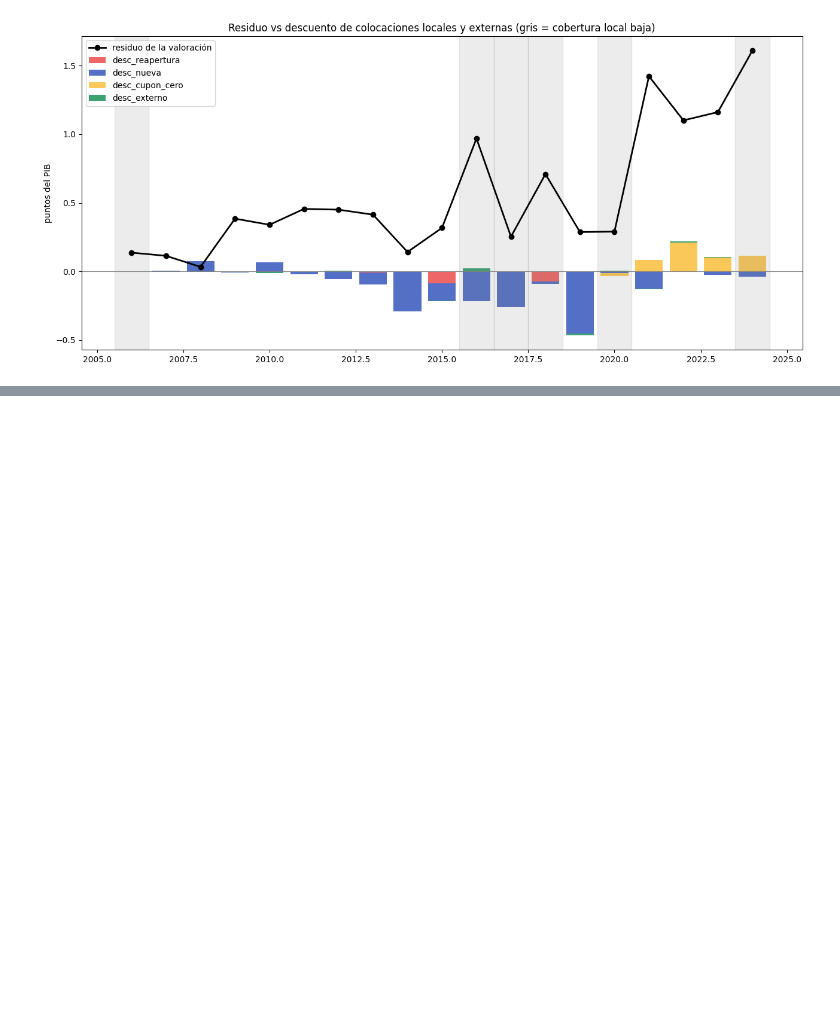
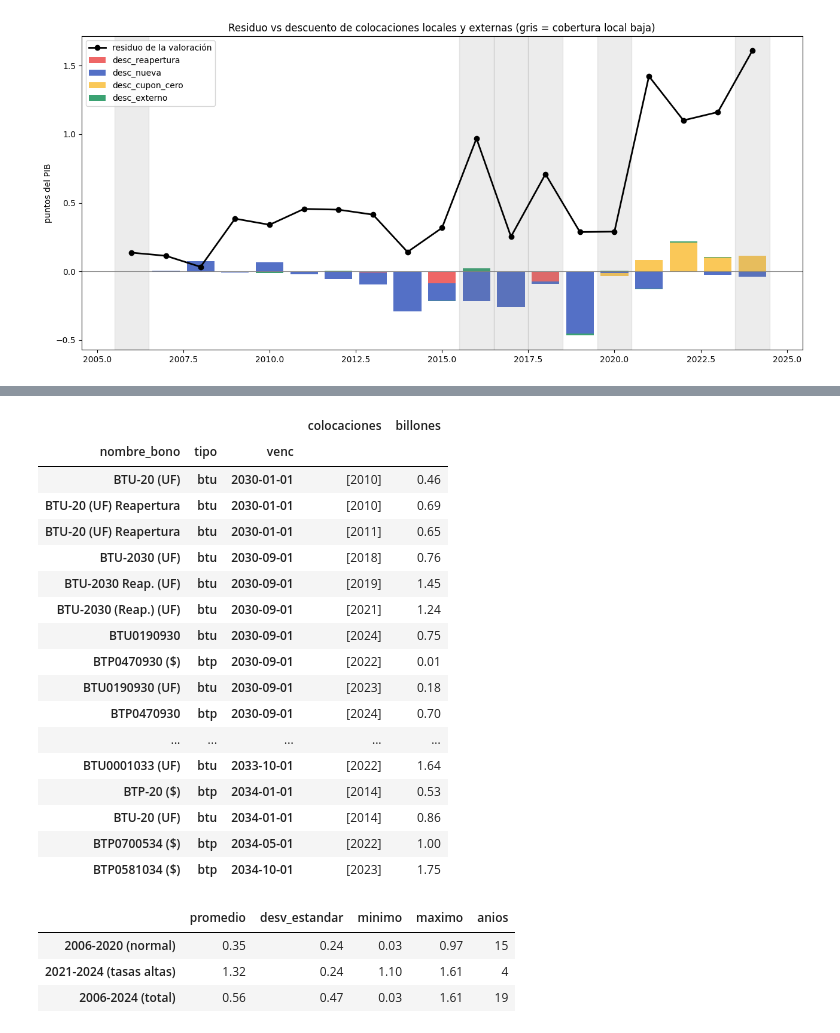
Before and after one commit to nombre00/gestor_datos_economicos, a Jupyter notebook: notebooks/002_dinamica_deuda.ipynb, the cells around one changed output, grey strips where cells are left out. Saved outputs shown, nothing was run; the diff lists cells and outputs as text; code cells hidden in the pictures; blank space fills up the shorter version.

```diff
--- a/notebooks/002_dinamica_deuda.ipynb
+++ b/notebooks/002_dinamica_deuda.ipynb
@@ -974,0 +1097,46 @@ plt.show()
+# %%
+# Celda 23 — Lista los bonos internos que nuestras tablas tienen venciendo en 2030 y 2032-2034
+# (años donde tenemos más que el calendario oficial), para buscar si fueron canjeados o prepagados.
+sobrantes = vig_loc[pd.to_datetime(vig_loc["fecha_vencimiento"]).dt.year.isin([2030, 2032, 2033, 2034])]
+display(
+    sobrantes.groupby(["nombre_bono", "tipo", "venc"])
+    .agg(colocaciones=("anio", lambda a: sorted(a)), billones=("mm_pesos_corte", lambda m: m.sum() / 1e6))
+    .round(2)
+    .sort_values("venc")
+)
+# %% [output]
+|  |  |  | colocaciones | billones |
+| nombre_bono | tipo | venc |  |  |
+| BTU-20 (UF) | btu | 2030-01-01 | [2010] | 0.46 |
+| BTU-20 (UF) Reapertura | btu | 2030-01-01 | [2010] | 0.69 |
+| BTU-20 (UF) Reapertura | btu | 2030-01-01 | [2011] | 0.65 |
+| BTU-2030 (UF) | btu | 2030-09-01 | [2018] | 0.76 |
+| BTU-2030 Reap. (UF) | btu | 2030-09-01 | [2019] | 1.45 |
+| BTU-2030 (Reap.) (UF) | btu | 2030-09-01 | [2021] | 1.24 |
+| BTU0190930 | btu | 2030-09-01 | [2024] | 0.75 |
+| BTP0470930 ($) | btp | 2030-09-01 | [2022] | 0.01 |
+| BTU0190930 (UF) | btu | 2030-09-01 | [2023] | 0.18 |
+| BTP0470930 | btp | 2030-09-01 | [2024] | 0.70 |
+| ... | ... | ... | ... | ... |
+| BTU0001033 (UF) | btu | 2033-10-01 | [2022] | 1.64 |
+| BTP-20 ($) | btp | 2034-01-01 | [2014] | 0.53 |
+| BTU-20 (UF) | btu | 2034-01-01 | [2014] | 0.86 |
+| BTP0700534 ($) | btp | 2034-05-01 | [2022] | 1.00 |
+| BTP0581034 ($) | btp | 2034-10-01 | [2023] | 1.75 |
+# %%
+# Celda 24 — Guarda los números del residuo (deuda no explicada) para calibrarlo en el motor de deuda:
+# promedio y dispersión por período, en puntos del PIB por año. Usa valoracion_sep de la celda 14.
+residuo = valoracion_sep["residuo"]
+calibracion = pd.DataFrame({
+    "promedio": [residuo.loc[2006:2020].mean(), residuo.loc[2021:2024].mean(), residuo.mean()],
+    "desv_estandar": [residuo.loc[2006:2020].std(), residuo.loc[2021:2024].std(), residuo.std()],
+    "minimo": [residuo.loc[2006:2020].min(), residuo.loc[2021:2024].min(), residuo.min()],
+    "maximo": [residuo.loc[2006:2020].max(), residuo.loc[2021:2024].max(), residuo.max()],
+    "anios": [15, 4, 19],
+}, index=["2006-2020 (normal)", "2021-2024 (tasas altas)", "2006-2024 (total)"])
+calibracion.round(2)
+# %% [output]
+|  | promedio | desv_estandar | minimo | maximo | anios |
+| 2006-2020 (normal) | 0.35 | 0.24 | 0.03 | 0.97 | 15 |
+| 2021-2024 (tasas altas) | 1.32 | 0.24 | 1.10 | 1.61 | 4 |
+| 2006-2024 (total) | 0.56 | 0.47 | 0.03 | 1.61 | 19 |
```
Also changed, not shown: parts of 3 cells of this notebook.
